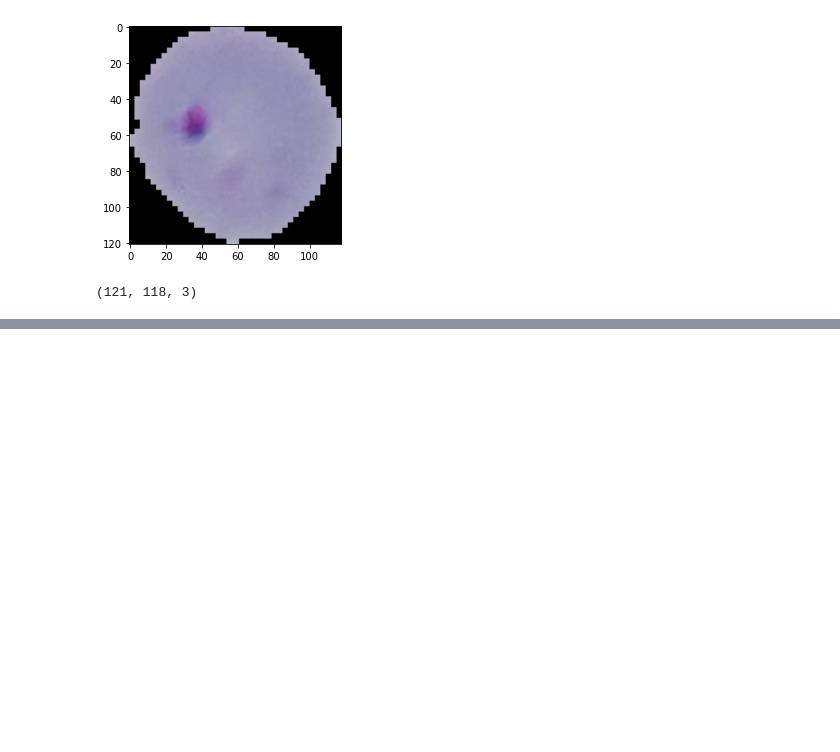
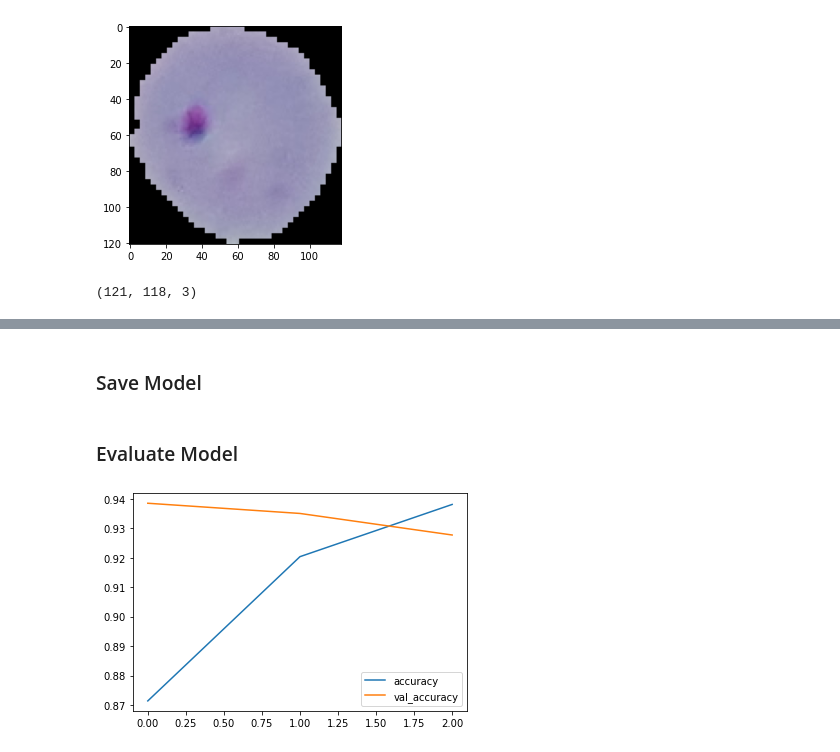
Before and after one commit to Sams101/DataScience, a Jupyter notebook: _notebooks/2020-10-04-Keras_CNN_Malaria_custom_data.ipynb, the cells around one changed output, grey strips where cells are left out. Saved outputs shown, nothing was run; the diff lists cells and outputs as text; code cells hidden in the pictures; blank space fills up the shorter version.

```diff
--- a/_notebooks/2020-10-04-Keras_CNN_Malaria_custom_data.ipynb
+++ b/_notebooks/2020-10-04-Keras_CNN_Malaria_custom_data.ipynb
@@ -57,0 +196,7 @@ para_cell.shape
+# %%
+train_image_gen = image_gen.flow_from_directory(train_path,
+                                                target_size=image_shape[:2],
+                                                color_mode='rgb',
+                                                batch_size=batch_size,
+                                                shuffle = False,
+                                                class_mode='binary')
@@ -57,0 +205,7 @@ para_cell.shape
+# %%
+test_image_gen = image_gen.flow_from_directory(test_path,
+                                                target_size=image_shape[:2],
+                                                color_mode='rgb',
+                                                batch_size=batch_size,
+                                                shuffle = False,
+                                                class_mode='binary')
@@ -57,0 +218,4 @@ para_cell.shape
+# %%
+model.fit_generator(train_image_gen, epochs=3,
+                    validation_data=test_image_gen,
+                    callbacks = [early_stop])
@@ -57,0 +230,2 @@ para_cell.shape
+# %% [markdown]
+### Save Model
@@ -57,0 +235,8 @@ para_cell.shape
+# %% [markdown]
+### Evaluate Model
+# %%
+losses = pd.DataFrame(model.history.history)
+# %%
+losses[['accuracy', 'val_accuracy']].plot();
+# %% [output]
+[figure, added]
```
Also changed, not shown: parts of 57 cells of this notebook.
